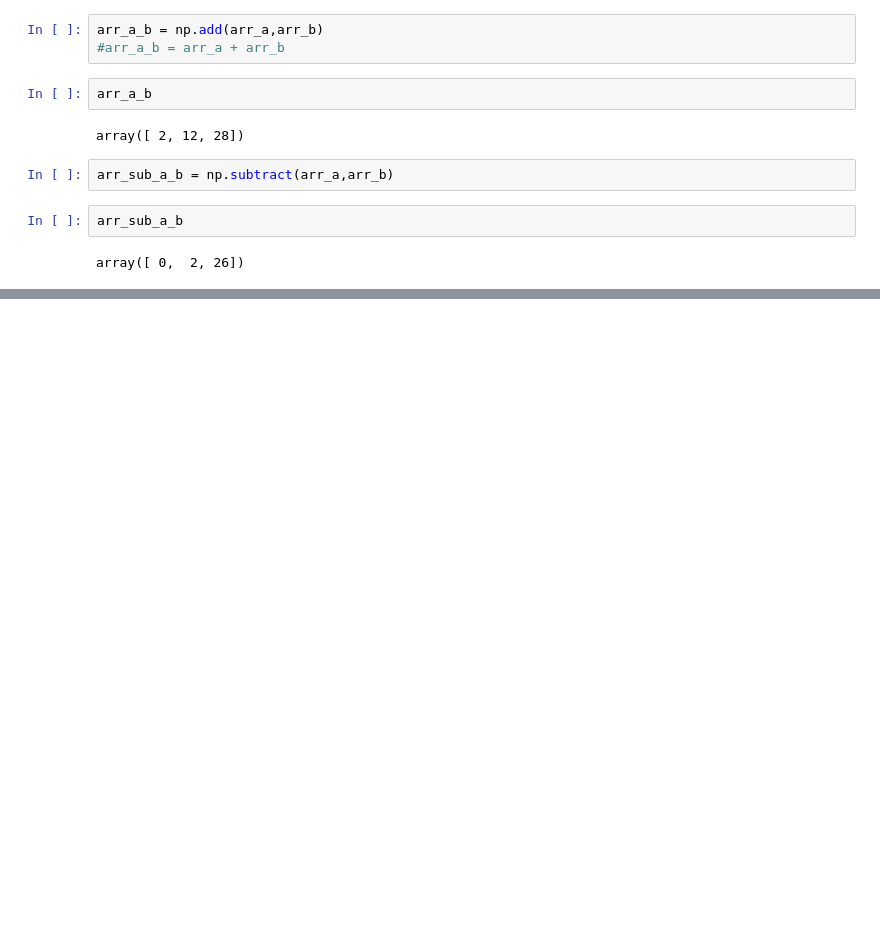
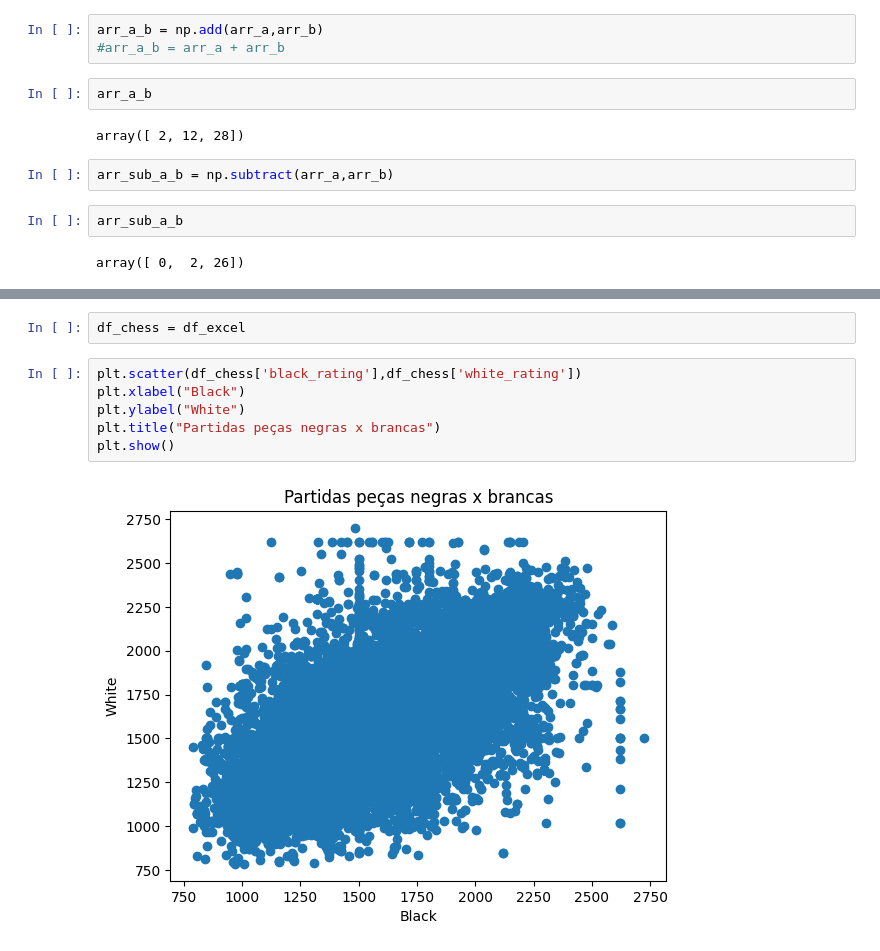
Before and after one commit to Maradonas/Pos-Tech-ML, a Jupyter notebook: Aula1.ipynb, the cells around one changed output, grey strips where cells are left out. Drawn from its saved outputs; the diff is of its cells as text; blank space fills up the shorter version.

```diff
--- a/Aula1.ipynb
+++ b/Aula1.ipynb
@@ -243,0 +276,10 @@ array([ 0,  2, 26])
+# %%
+df_chess = df_excel
+# %%
+plt.scatter(df_chess['black_rating'],df_chess['white_rating'])
+plt.xlabel("Black")
+plt.ylabel("White")
+plt.title("Partidas peças negras x brancas")
+plt.show()
+# %% [output]
+[figure, added]
```
Also changed, not shown: parts of 25 cells of this notebook.
